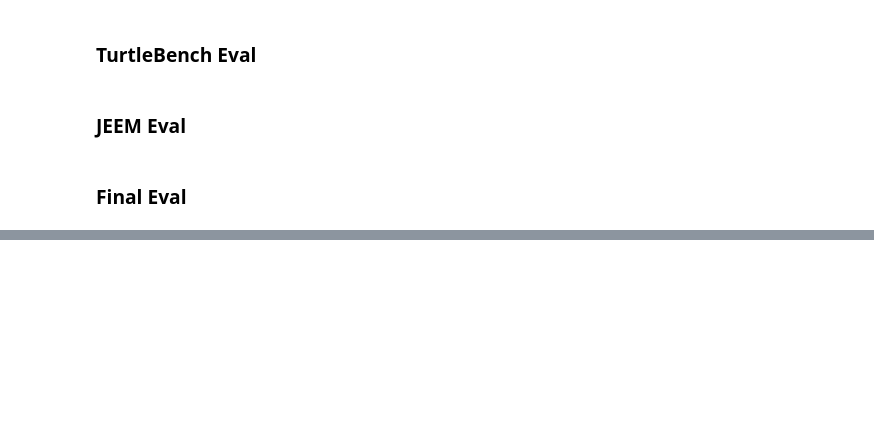
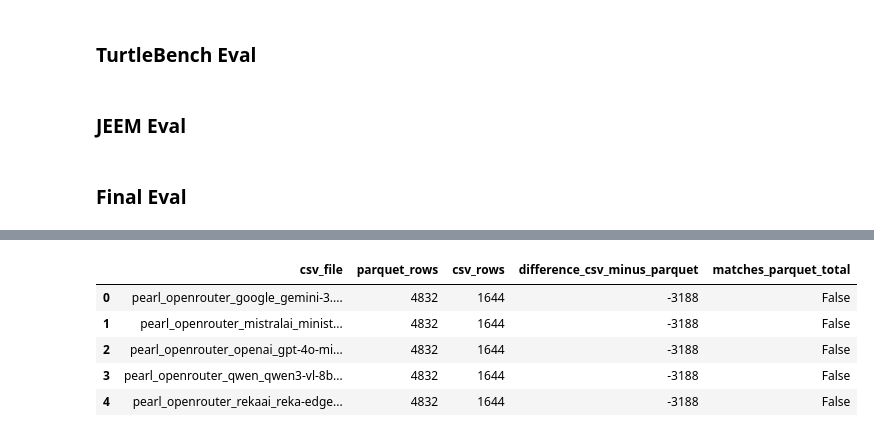
Before and after one commit to Ahmed-S-Ahmed/ThesisCode, a Jupyter notebook: Openrouter.ipynb, the cells around one changed output, grey strips where cells are left out. Saved outputs shown, nothing was run; the diff lists cells and outputs as text; code cells hidden in the pictures; blank space fills up the shorter version.

```diff
--- a/Openrouter.ipynb
+++ b/Openrouter.ipynb
@@ -2007,12 +2048,12 @@ summarize_results()
 # %%
 # Count rows in every CSV across all result folders
 RESULTS_FOLDERS = [
-    # "MathVisionResults",
-    "ChartQAResults"
-    # "ScreenQAResults",
-    # "TurtleBenchResults",
-    # "JEEMResults",
-    # "PEARLResults",
+    "MathVisionResults",
+    "ChartQAResults",
+    "ScreenQAResults",
+    "TurtleBenchResults",
+    "JEEMResults",
+    "PEARLResults",
 ]
 
 overall_total_rows = 0
@@ -2173,0 +2106,80 @@ chartqaarabic_openrouter_rekaai_reka-edge_results.csv
+# %%
+# Compare PEARL parquet row counts with PEARL result CSV row counts by question_type
+from pathlib import Path
+import pandas as pd
+import pyarrow.parquet as pq
+
+PEARL_PARQUET_PATH = Path("../Datasets/pearl.parquet")
+PEARL_RESULTS_DIR = Path("PEARLResults")
+QUESTION_TYPE_COLUMN = "question_type"
+
+
+def normalize_question_type(value):
+    if pd.isna(value):
+        return "<missing>"
+    text = str(value).strip()
+    return text if text else "<missing>"
+
+
+pearl_parquet_file = pq.ParquetFile(PEARL_PARQUET_PATH)
+pearl_parquet_rows = pearl_parquet_file.metadata.num_rows
+pearl_parquet_qtypes = pd.read_parquet(
+    PEARL_PARQUET_PATH, columns=[QUESTION_TYPE_COLUMN]
+)[QUESTION_TYPE_COLUMN].apply(normalize_question_type)
+parquet_type_counts = pearl_parquet_qtypes.value_counts().sort_index()
+
+print(f"PEARL parquet rows: {pearl_parquet_rows}")
+print("\nParquet rows by question_type:")
+print(parquet_type_counts.to_string())
+
+summary_rows = []
+type_comparison_rows = []
+
+for csv_file in sorted(PEARL_RESULTS_DIR.glob("*.csv")):
+    try:
+        csv_df = pd.read_csv(csv_file, encoding="utf-8-sig", usecols=lambda col: col == QUESTION_TYPE_COLUMN)
+        csv_rows = len(csv_df)
+        difference = csv_rows - pearl_parquet_rows
+
+        if QUESTION_TYPE_COLUMN not in csv_df.columns:
+            print(f"{csv_file.name}: missing {QUESTION_TYPE_COLUMN} column")
+            continue
+
+        csv_type_counts = csv_df[QUESTION_TYPE_COLUMN].apply(normalize_question_type).value_counts().sort_index()
+        all_types = sorted(set(parquet_type_counts.index) | set(csv_type_counts.index))
+
+        summary_rows.append({
+            "csv_file": csv_file.name,
+            "parquet_rows": pearl_parquet_rows,
+            "csv_rows": csv_rows,
+            "difference_csv_minus_parquet": difference,
+            "matches_parquet_total": difference == 0,
+        })
+
+        print(f"\n{csv_file.name}")
+        print(f"  CSV rows: {csv_rows} | diff vs parquet: {difference}")
+        print("  question_type comparison:")
+
+        for qtype in all_types:
+            parquet_count = int(parquet_type_counts.get(qtype, 0))
+            csv_count = int(csv_type_counts.get(qtype, 0))
+            type_diff = csv_count - parquet_count
+            type_comparison_rows.append({
+                "csv_file": csv_file.name,
+                "question_type": qtype,
+                "parquet_rows": parquet_count,
+                "csv_rows": csv_count,
+                "difference_csv_minus_parquet": type_diff,
+                "matches_parquet": type_diff == 0,
+            })
+            print(f"    {qtype:<25} parquet={parquet_count:>6} | csv={csv_count:>6} | diff={type_diff:>6}")
+
+    except Exception as e:
+        print(f"Error reading {csv_file.name}: {e}")
+
+pearl_row_count_summary = pd.DataFrame(summary_rows)
+pearl_question_type_summary = pd.DataFrame(type_comparison_rows)
+
+pearl_row_count_summary
+# pearl_question_type_summary
+# %% [output]
@@ -2173,0 +2203,6 @@ chartqaarabic_openrouter_rekaai_reka-edge_results.csv
+|  | csv_file | parquet_rows | csv_rows | difference_csv_minus_parquet | matches_parquet_total |
+| 0 | pearl_openrouter_google_gemini-3.... | 4832 | 1644 | -3188 | False |
+| 1 | pearl_openrouter_mistralai_minist... | 4832 | 1644 | -3188 | False |
+| 2 | pearl_openrouter_openai_gpt-4o-mi... | 4832 | 1644 | -3188 | False |
+| 3 | pearl_openrouter_qwen_qwen3-vl-8b... | 4832 | 1644 | -3188 | False |
+| 4 | pearl_openrouter_rekaai_reka-edge... | 4832 | 1644 | -3188 | False |
```
Also changed, not shown: parts of 5 cells of this notebook, 10 other files.
